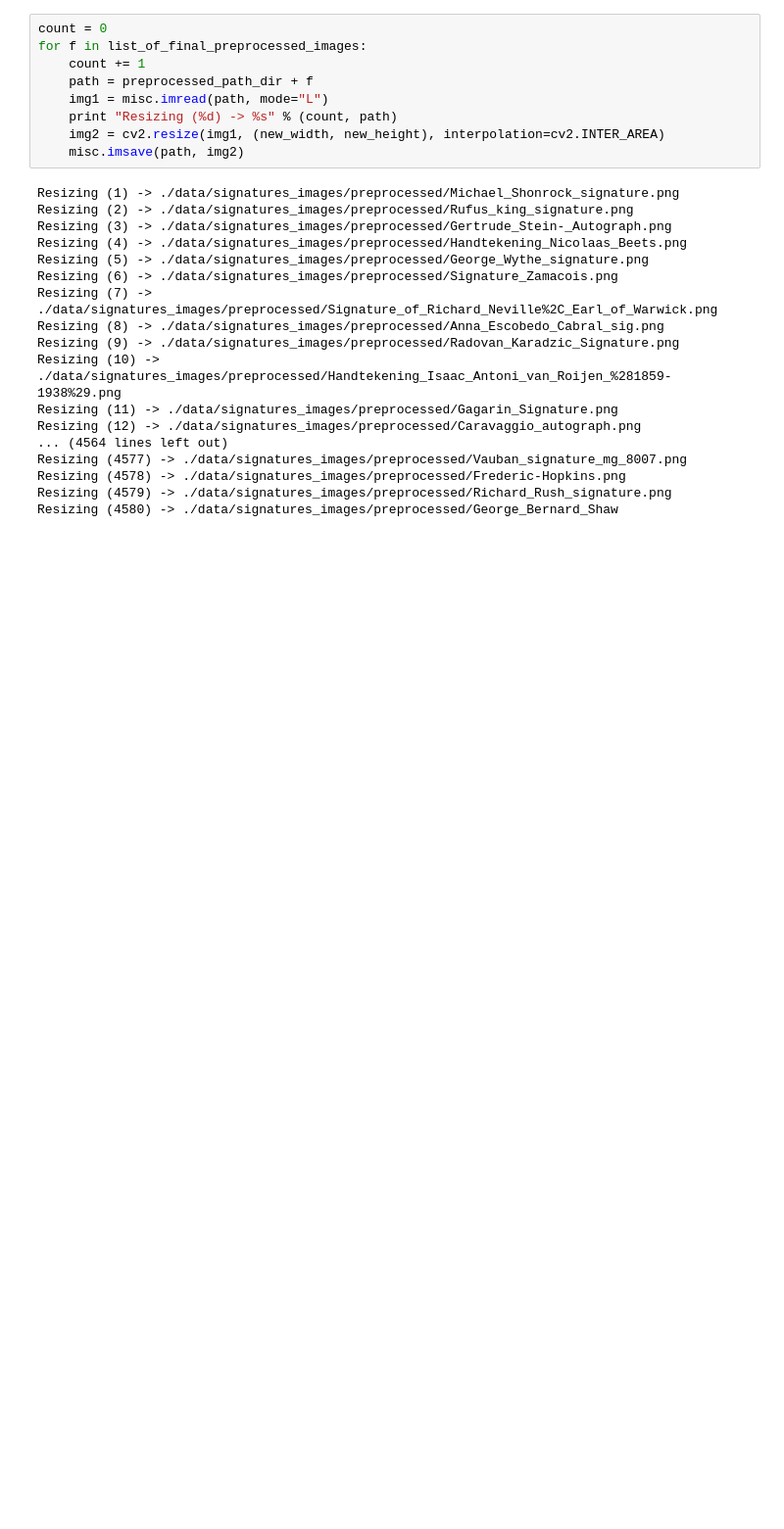
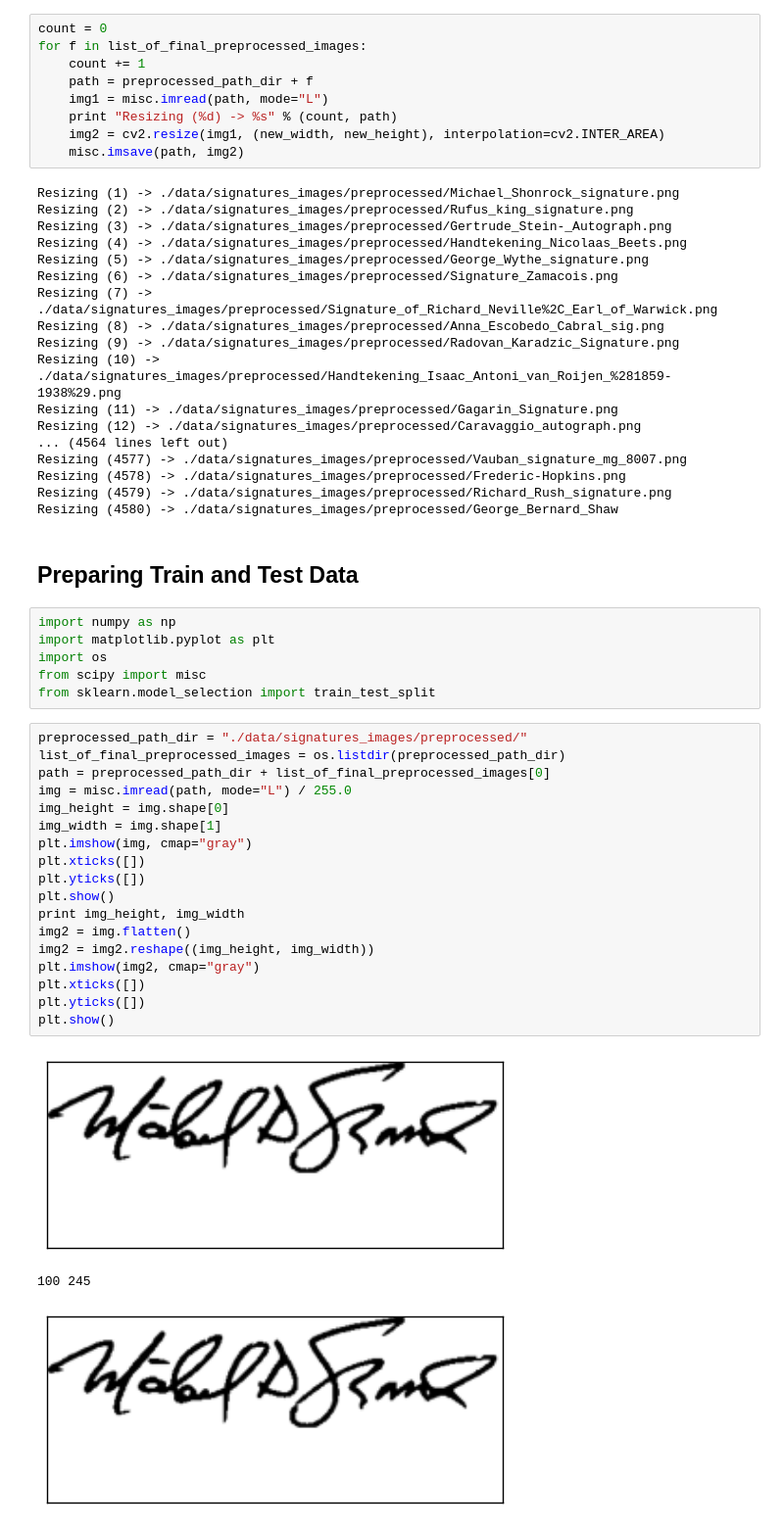
Before and after one commit to agarwalnaimish/signature-wikidata-convolutional-autoencoder, a Jupyter notebook: EPFL Task.ipynb, the cells around one changed output. Shown at 98% size. Drawn from its saved outputs; the diff is of its cells as text; blank space fills up the shorter version.

Commit message:
train and test data created

```diff
--- a/EPFL Task.ipynb
+++ b/EPFL Task.ipynb
@@ -602,3 +604,33 @@ Resizing (4577) -> ./data/signatures_images/preprocessed/Vauban_signature_mg_800
 Resizing (4578) -> ./data/signatures_images/preprocessed/Frederic-Hopkins.png
 Resizing (4579) -> ./data/signatures_images/preprocessed/Richard_Rush_signature.png
 Resizing (4580) -> ./data/signatures_images/preprocessed/George_Bernard_Shaw
+# %% [markdown]
+## Preparing Train and Test Data
+# %%
+import numpy as np
+import matplotlib.pyplot as plt
+import os
+from scipy import misc
+from sklearn.model_selection import train_test_split
+# %%
+preprocessed_path_dir = "./data/signatures_images/preprocessed/"
+list_of_final_preprocessed_images = os.listdir(preprocessed_path_dir)
+path = preprocessed_path_dir + list_of_final_preprocessed_images[0]
+img = misc.imread(path, mode="L") / 255.0
+img_height = img.shape[0]
+img_width = img.shape[1]
+plt.imshow(img, cmap="gray")
+plt.xticks([])
+plt.yticks([])
+plt.show()
+print img_height, img_width
+img2 = img.flatten()
+img2 = img2.reshape((img_height, img_width))
+plt.imshow(img2, cmap="gray")
+plt.xticks([])
+plt.yticks([])
+plt.show()
+# %% [output]
+[figure, added]
+100 245
+[figure, added]
```
Also changed, not shown: parts of 8 cells of this notebook.
